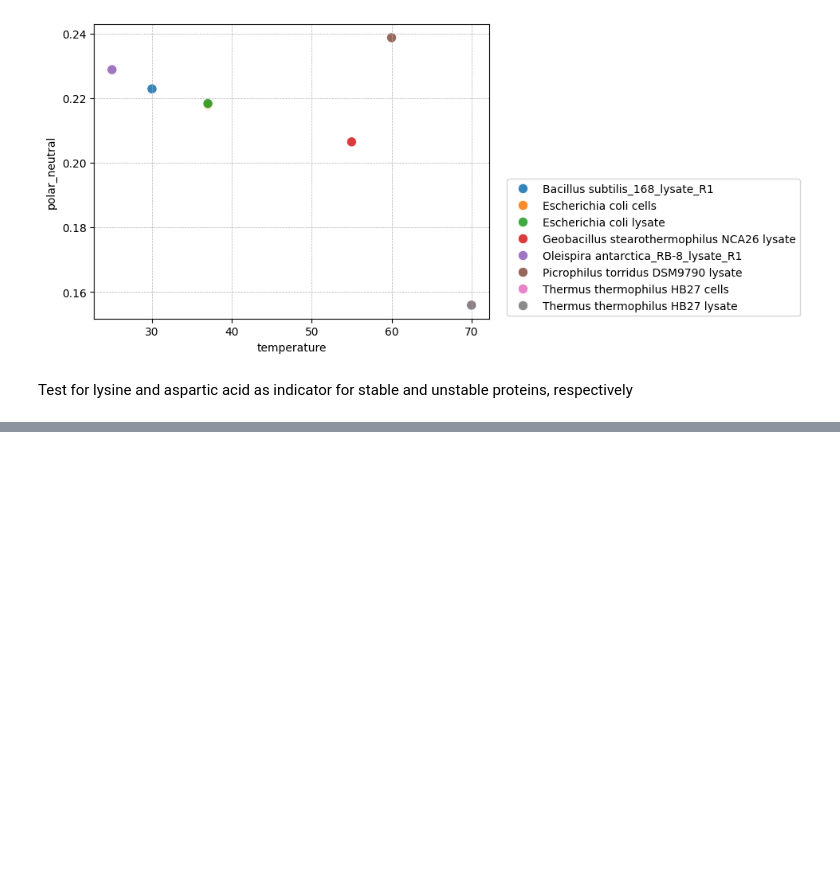
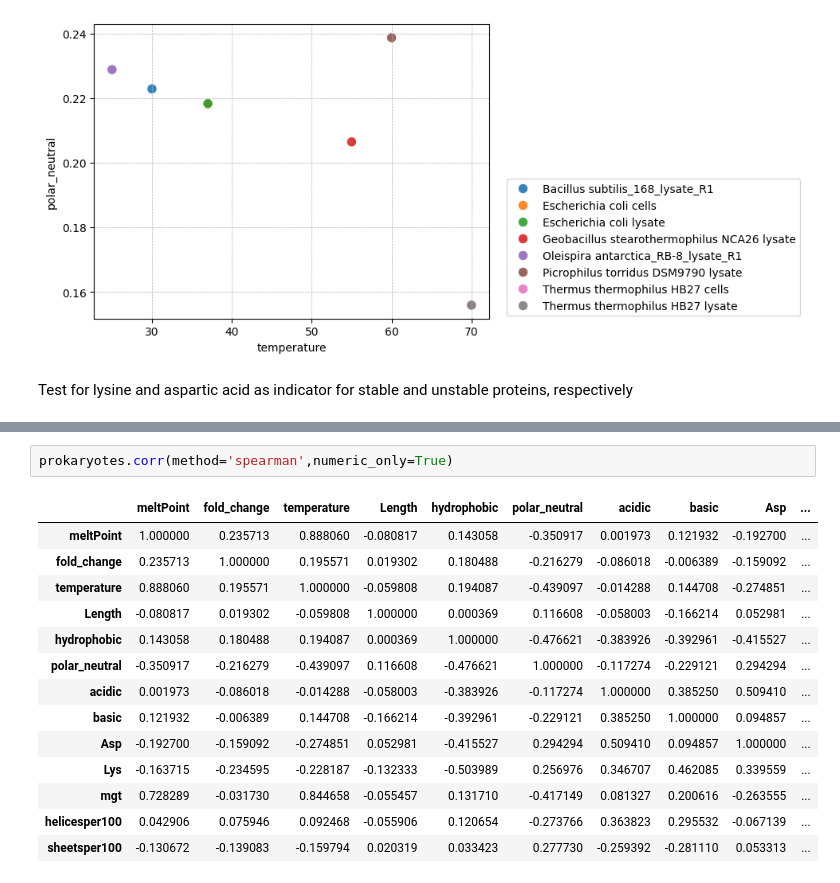
Before and after one commit to datascience-mobi-2024/topic04_02, a Jupyter notebook: Prokaryotes_project.ipynb, the cells around one changed output, grey strips where cells are left out. Cells and saved outputs as stored; diff of their text form; blank space fills up the shorter version.

```diff
--- a/Prokaryotes_project.ipynb
+++ b/Prokaryotes_project.ipynb
@@ -199,0 +293,17 @@ for n in range(len(prokaryotes)):
+# %%
+prokaryotes.corr(method='spearman',numeric_only=True)
+# %% [output]
+|  | meltPoint | fold_change | temperature | Length | hydrophobic | polar_neutral | acidic | basic | Asp | ... |
+| meltPoint | 1.000000 | 0.235713 | 0.888060 | -0.080817 | 0.143058 | -0.350917 | 0.001973 | 0.121932 | -0.192700 | ... |
+| fold_change | 0.235713 | 1.000000 | 0.195571 | 0.019302 | 0.180488 | -0.216279 | -0.086018 | -0.006389 | -0.159092 | ... |
+| temperature | 0.888060 | 0.195571 | 1.000000 | -0.059808 | 0.194087 | -0.439097 | -0.014288 | 0.144708 | -0.274851 | ... |
+| Length | -0.080817 | 0.019302 | -0.059808 | 1.000000 | 0.000369 | 0.116608 | -0.058003 | -0.166214 | 0.052981 | ... |
+| hydrophobic | 0.143058 | 0.180488 | 0.194087 | 0.000369 | 1.000000 | -0.476621 | -0.383926 | -0.392961 | -0.415527 | ... |
+| polar_neutral | -0.350917 | -0.216279 | -0.439097 | 0.116608 | -0.476621 | 1.000000 | -0.117274 | -0.229121 | 0.294294 | ... |
+| acidic | 0.001973 | -0.086018 | -0.014288 | -0.058003 | -0.383926 | -0.117274 | 1.000000 | 0.385250 | 0.509410 | ... |
+| basic | 0.121932 | -0.006389 | 0.144708 | -0.166214 | -0.392961 | -0.229121 | 0.385250 | 1.000000 | 0.094857 | ... |
+| Asp | -0.192700 | -0.159092 | -0.274851 | 0.052981 | -0.415527 | 0.294294 | 0.509410 | 0.094857 | 1.000000 | ... |
+| Lys | -0.163715 | -0.234595 | -0.228187 | -0.132333 | -0.503989 | 0.256976 | 0.346707 | 0.462085 | 0.339559 | ... |
+| mgt | 0.728289 | -0.031730 | 0.844658 | -0.055457 | 0.131710 | -0.417149 | 0.081327 | 0.200616 | -0.263555 | ... |
+| helicesper100 | 0.042906 | 0.075946 | 0.092468 | -0.055906 | 0.120654 | -0.273766 | 0.363823 | 0.295532 | -0.067139 | ... |
+| sheetsper100 | -0.130672 | -0.139083 | -0.159794 | 0.020319 | 0.033423 | 0.277730 | -0.259392 | -0.281110 | 0.053313 | ... |
```
Also changed, not shown: parts of 15 cells of this notebook, 1 other file.
